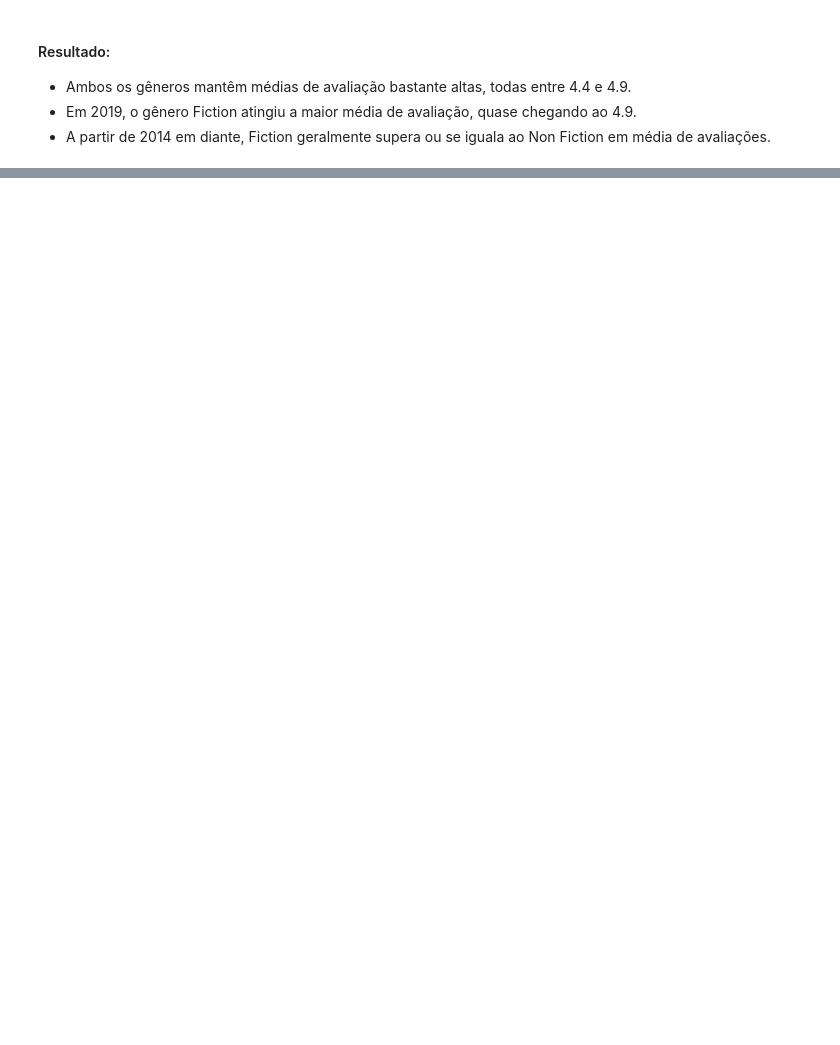
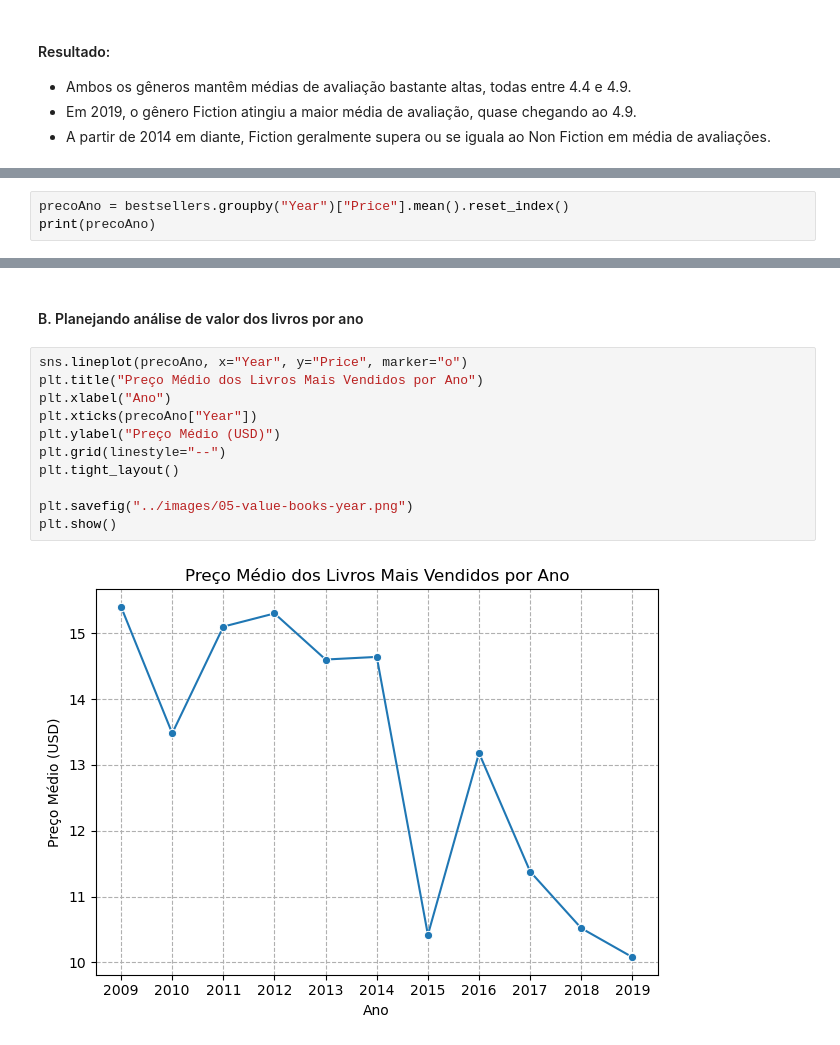
Before and after one commit to GabrielRibeiro0/Analise-de-Dados, a Jupyter notebook: Projetos/Projeto - Amazon Top 50 Bestselling Books 2009–2019/notebooks/bestsellers.ipynb, the cells around one changed output, grey strips where cells are left out. Saved outputs shown, nothing was run; the diff lists cells and outputs as text; blank space fills up the shorter version.

```diff
--- a/Projetos/Projeto - Amazon Top 50 Bestselling Books 2009–2019/notebooks/bestsellers.ipynb
+++ b/Projetos/Projeto - Amazon Top 50 Bestselling Books 2009–2019/notebooks/bestsellers.ipynb
@@ -201,0 +282,3 @@ plt.show()
+# %%
+precoAno = bestsellers.groupby("Year")["Price"].mean().reset_index()
+print(precoAno)
@@ -201,0 +298,15 @@ plt.show()
+# %% [markdown]
+#### B. Planejando análise de valor dos livros por ano
+# %%
+sns.lineplot(precoAno, x="Year", y="Price", marker="o")
+plt.title("Preço Médio dos Livros Mais Vendidos por Ano")
+plt.xlabel("Ano")
+plt.xticks(precoAno["Year"])
+plt.ylabel("Preço Médio (USD)")
+plt.grid(linestyle="--")
+plt.tight_layout()
+
+plt.savefig("../images/05-value-books-year.png")
+plt.show()
+# %% [output]
+[figure, added]
```
Also changed, not shown: parts of 15 cells of this notebook, 3 other files.
